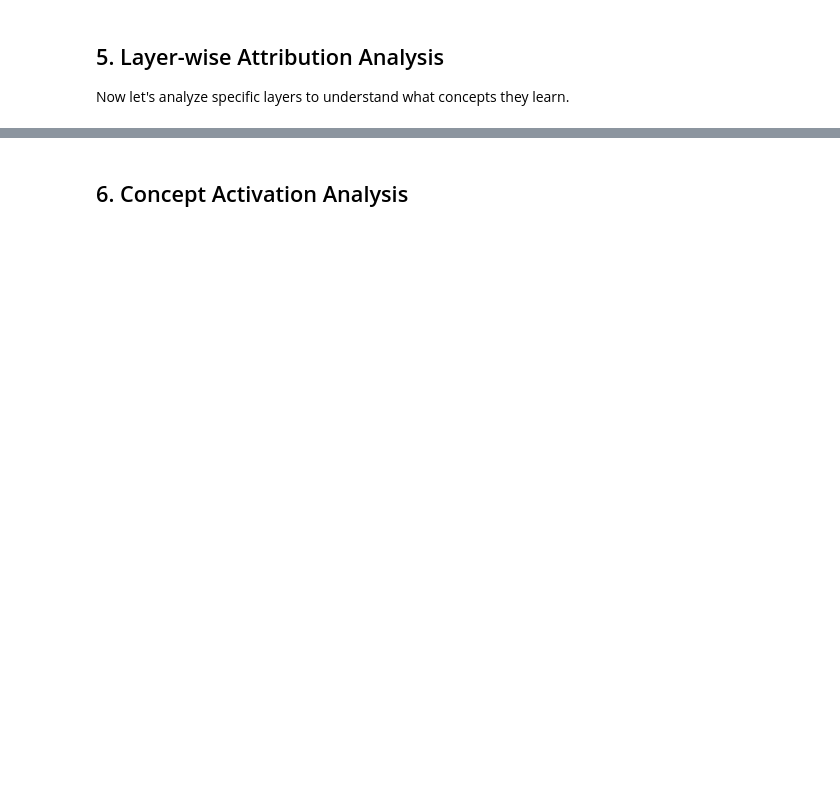
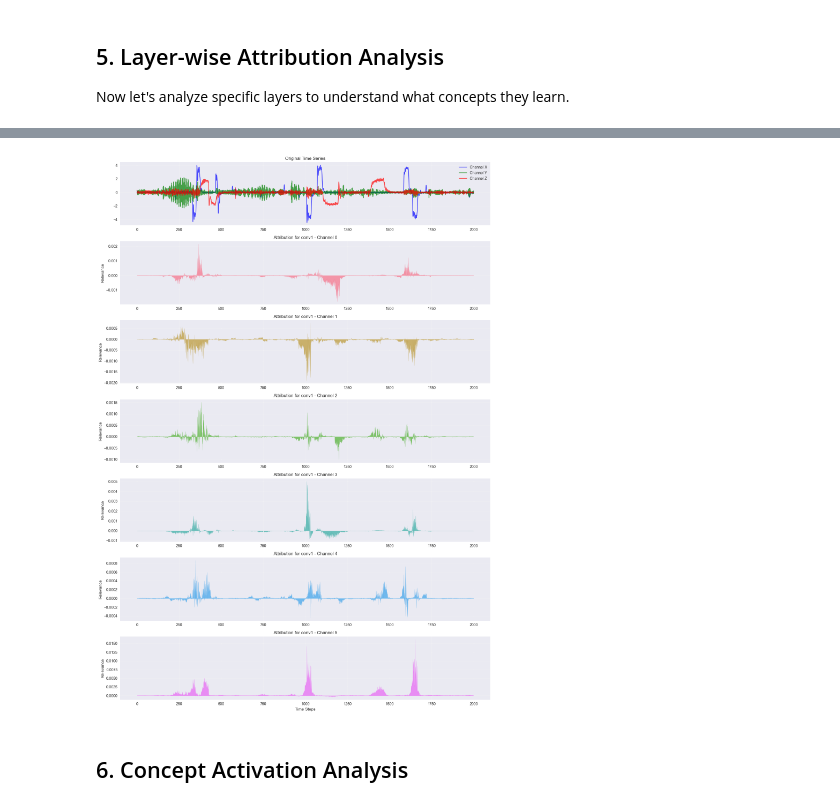
Before and after one commit to idasamayram/zennit-crp, a Jupyter notebook: tutorials/time_series_attribution.ipynb, the cells around one changed output, grey strips where cells are left out. Drawn from its saved outputs; the diff is of its cells as text; code cells hidden in the pictures; blank space fills up the shorter version.

Commit message:
added time series specific tutorial, needs adjustments

```diff
--- a/tutorials/time_series_attribution.ipynb
+++ b/tutorials/time_series_attribution.ipynb
@@ -50,7 +67,7 @@ print(f"Using device: {device}")
 
 # Load trained model
 model = CNN1D_Wide()
-model.load_state_dict(torch.load('../cnn1d_model.ckpt', map_location=device))
+model.load_state_dict(torch.load('../models/cnn1d_model.ckpt', map_location=device, weights_only=True))
 model.to(device)
 model.eval()
 
@@ -59,6 +80,7 @@ print(f"Model parameters: {sum(p.numel() for p in model.parameters()):,}")
 # %%
 # Load dataset
-data_dir = "../data/final/new_selection/normalized_windowed_downsampled_data"
+data_dir = "E:/Thesis/Datasets/CNC/data/final/new_selection/normalized_windowed_downsampled_data"
+
 dataset = VibrationDataset(data_dir)
 
 print(f"Dataset size: {len(dataset)}")
@@ -143,32 +207,3 @@ for rule_name, composite in composites.items():
-# %%
-# Visualize basic attribution results
-fig, axes = plt.subplots(len(composites) + 1, 1, figsize=(15, 4*(len(composites) + 1)))
-
-# Plot original time series
-channel_names = ['X', 'Y', 'Z']
-colors = ['blue', 'green', 'red']
-
-for ch in range(3):
-    axes[0].plot(sample_data[0, ch, :].cpu().detach().numpy(),
-                 color=colors[ch], alpha=0.7, label=f'Channel {channel_names[ch]}')
-axes[0].set_title(f'Original Time Series - Label: {\'Good\' if sample_label == 0 else \'Bad\'}')
-axes[0].set_ylabel('Amplitude')
-axes[0].legend()
-axes[0].grid(True, alpha=0.3)
-
-# Plot attribution heatmaps
-for i, (rule_name, result) in enumerate(results.items()):
-    heatmap = result.heatmap[0].cpu().detach().numpy()  # Remove batch dimension
-
-    axes[i+1].fill_between(range(len(heatmap)), 0, heatmap,
-                          alpha=0.7, color='red' if heatmap.sum() > 0 else 'blue')
-    axes[i+1].set_title(f'Attribution Heatmap - {rule_name}')
-    axes[i+1].set_ylabel('Relevance')
-    axes[i+1].grid(True, alpha=0.3)
-
-axes[-1].set_xlabel('Time Steps')
-plt.tight_layout()
-plt.show()
 # %% [markdown]
 ## 5. Layer-wise Attribution Analysis
 
@@ -211,8 +250,12 @@ channels_to_analyze = list(range(min(6, num_channels)))  # Analyze first 6 chann
 
 print(f"Analyzing channels: {channels_to_analyze}")
 
-# Create conditions for each channel
-channel_conditions = [{layer_to_analyze: [ch]} for ch in channels_to_analyze]
+# Create conditions for each channel - INCLUDE model output
+predicted_class_item = predicted_class.item()
+channel_conditions = [
+    {layer_to_analyze: [ch], 'y': [predicted_class_item]}
+    for ch in channels_to_analyze
+]
 
 # Use Epsilon-Gamma rule for this analysis
 composite = EpsilonGammaBox(low=-1, high=1, gamma=0.25)
@@ -255,3 +281,8 @@ plt.show()
+# %%
+# Visualize channel-wise attributions
+visualize_with_label_attribution(sample_data, channel_results, label, "LRP/Time")
+# %% [output]
+[figure, added]
 # %% [markdown]
 ## 6. Concept Activation Analysis
 # %%
```
Also changed, not shown: parts of 17 cells of this notebook, 1 other file.
